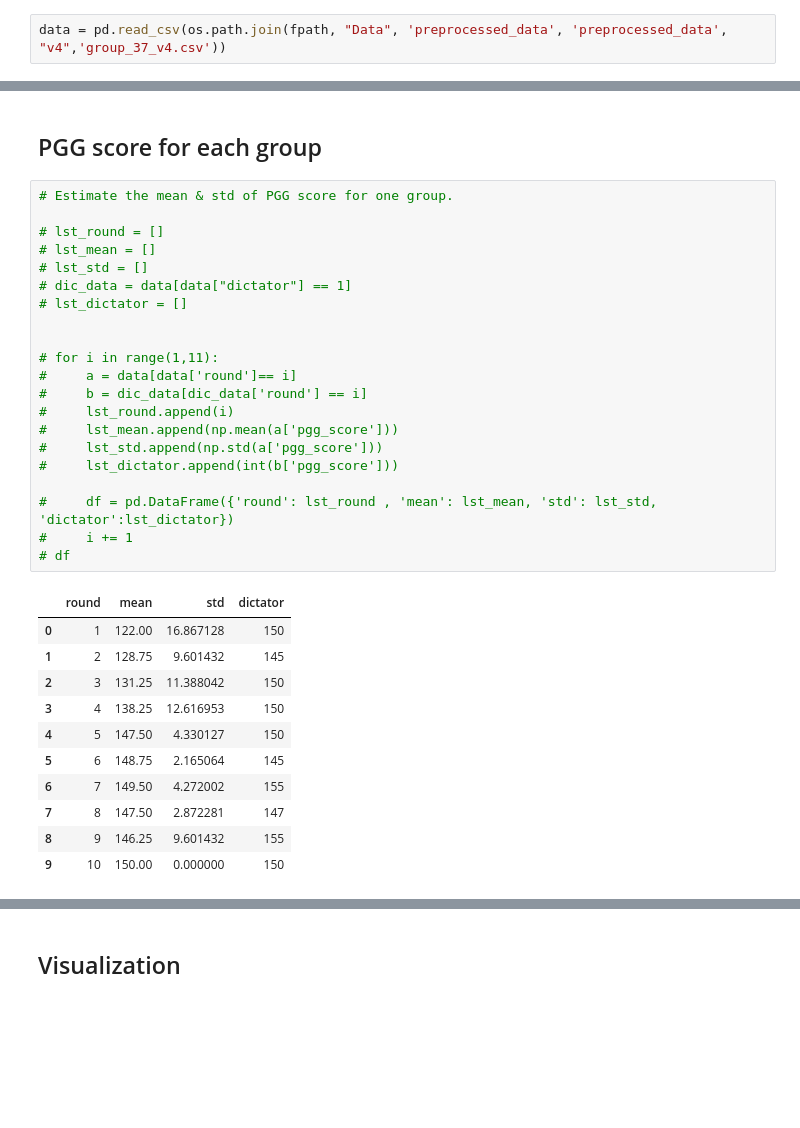
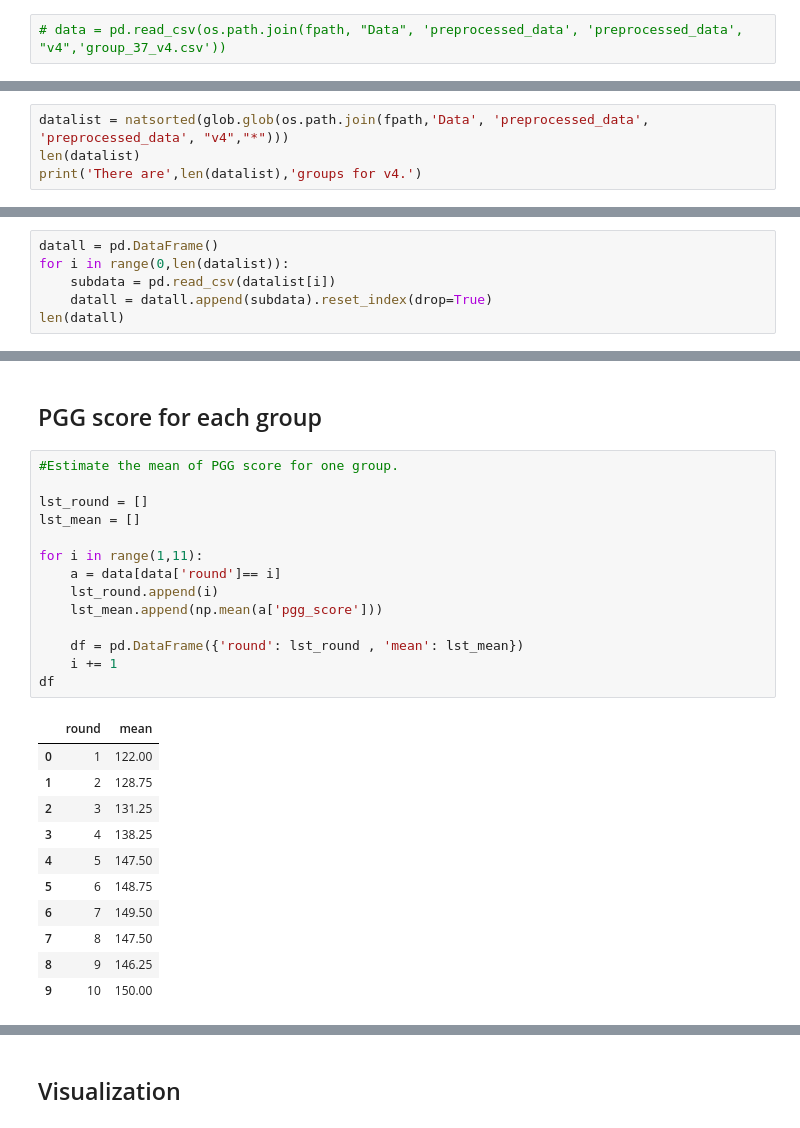
Before and after one commit to only18days/face_meteor_analysis, a Jupyter notebook: face_meteor_pilot_analysis_Chloe_v4.ipynb, the cells around one changed output, grey strips where cells are left out. Drawn from its saved outputs; the diff is of its cells as text; blank space fills up the shorter version.

```diff
--- a/face_meteor_pilot_analysis_Chloe_v4.ipynb
+++ b/face_meteor_pilot_analysis_Chloe_v4.ipynb
@@ -23,2 +24,2 @@ fpath = 'C:/Users/becha/Desktop/Face_meteor_analysis'
 # %%
-data = pd.read_csv(os.path.join(fpath, "Data", 'preprocessed_data', 'preprocessed_data', "v4",'group_37_v4.csv'))
+# data = pd.read_csv(os.path.join(fpath, "Data", 'preprocessed_data', 'preprocessed_data', "v4",'group_37_v4.csv'))
@@ -44,0 +46,4 @@ data
+# %%
+datalist = natsorted(glob.glob(os.path.join(fpath,'Data', 'preprocessed_data', 'preprocessed_data', "v4","*")))
+len(datalist)
+print('There are',len(datalist),'groups for v4.')
@@ -44,0 +52,6 @@ data
+# %%
+datall = pd.DataFrame()
+for i in range(0,len(datalist)):
+    subdata = pd.read_csv(datalist[i])
+    datall = datall.append(subdata).reset_index(drop=True)
+len(datall)
@@ -45,36 +92,29 @@ data
 # %% [markdown]
 ## PGG score for each group
 # %%
-# Estimate the mean & std of PGG score for one group.
+#Estimate the mean of PGG score for one group.
 
-# lst_round = []
-# lst_mean = []
-# lst_std = []
-# dic_data = data[data["dictator"] == 1]
-# lst_dictator = []
+lst_round = []
+lst_mean = []
 
+for i in range(1,11):
+    a = data[data['round']== i]
+    lst_round.append(i)
+    lst_mean.append(np.mean(a['pgg_score']))
 
-# for i in range(1,11):
-#     a = data[data['round']== i]
-#     b = dic_data[dic_data['round'] == i]
-#     lst_round.append(i)
-#     lst_mean.append(np.mean(a['pgg_score']))
-#     lst_std.append(np.std(a['pgg_score']))
-#     lst_dictator.append(int(b['pgg_score']))
-
-#     df = pd.DataFrame({'round': lst_round , 'mean': lst_mean, 'std': lst_std, 'dictator':lst_dictator})
-#     i += 1
-# df
+    df = pd.DataFrame({'round': lst_round , 'mean': lst_mean})
+    i += 1
+df
 # %% [output]
-|  | round | mean | std | dictator |
-| 0 | 1 | 122.00 | 16.867128 | 150 |
-| 1 | 2 | 128.75 | 9.601432 | 145 |
-| 2 | 3 | 131.25 | 11.388042 | 150 |
-| 3 | 4 | 138.25 | 12.616953 | 150 |
-| 4 | 5 | 147.50 | 4.330127 | 150 |
-| 5 | 6 | 148.75 | 2.165064 | 145 |
-| 6 | 7 | 149.50 | 4.272002 | 155 |
-| 7 | 8 | 147.50 | 2.872281 | 147 |
-| 8 | 9 | 146.25 | 9.601432 | 155 |
-| 9 | 10 | 150.00 | 0.000000 | 150 |
+|  | round | mean |
+| 0 | 1 | 122.00 |
+| 1 | 2 | 128.75 |
+| 2 | 3 | 131.25 |
+| 3 | 4 | 138.25 |
+| 4 | 5 | 147.50 |
+| 5 | 6 | 148.75 |
+| 6 | 7 | 149.50 |
+| 7 | 8 | 147.50 |
+| 8 | 9 | 146.25 |
+| 9 | 10 | 150.00 |
 # %%
```
Also changed, not shown: parts of 13 cells of this notebook.
